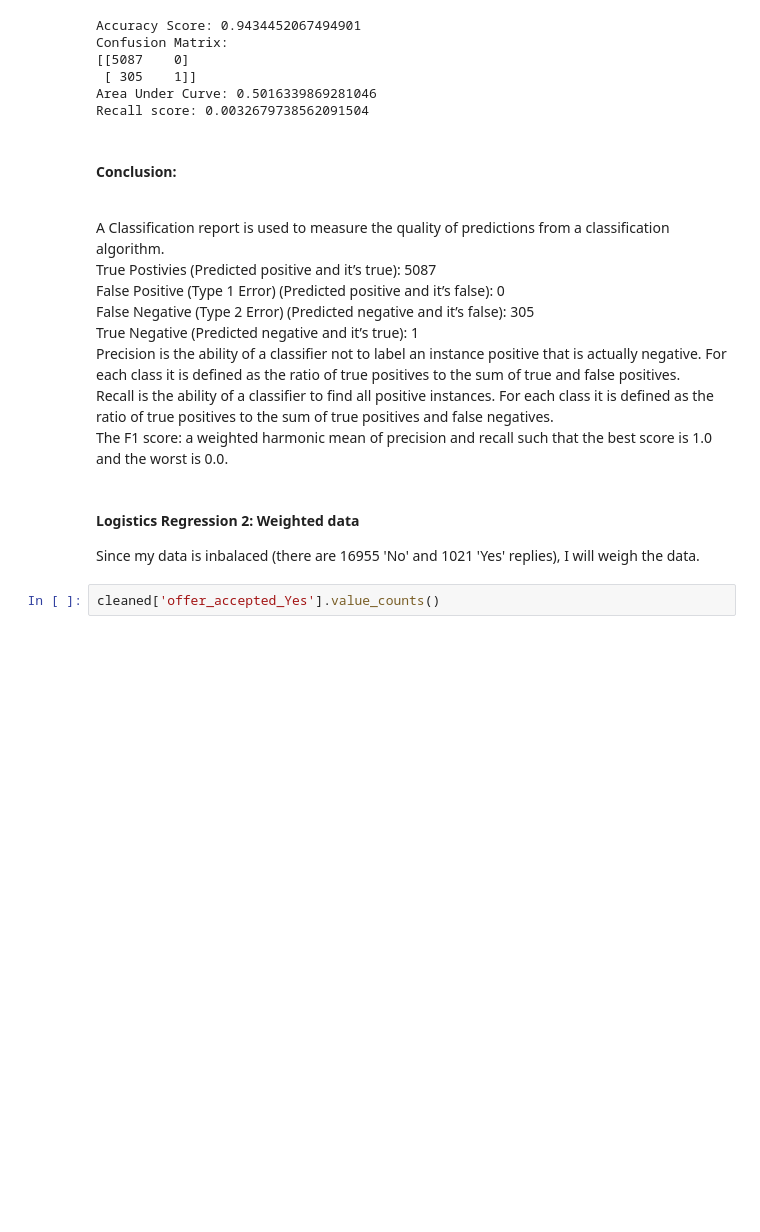
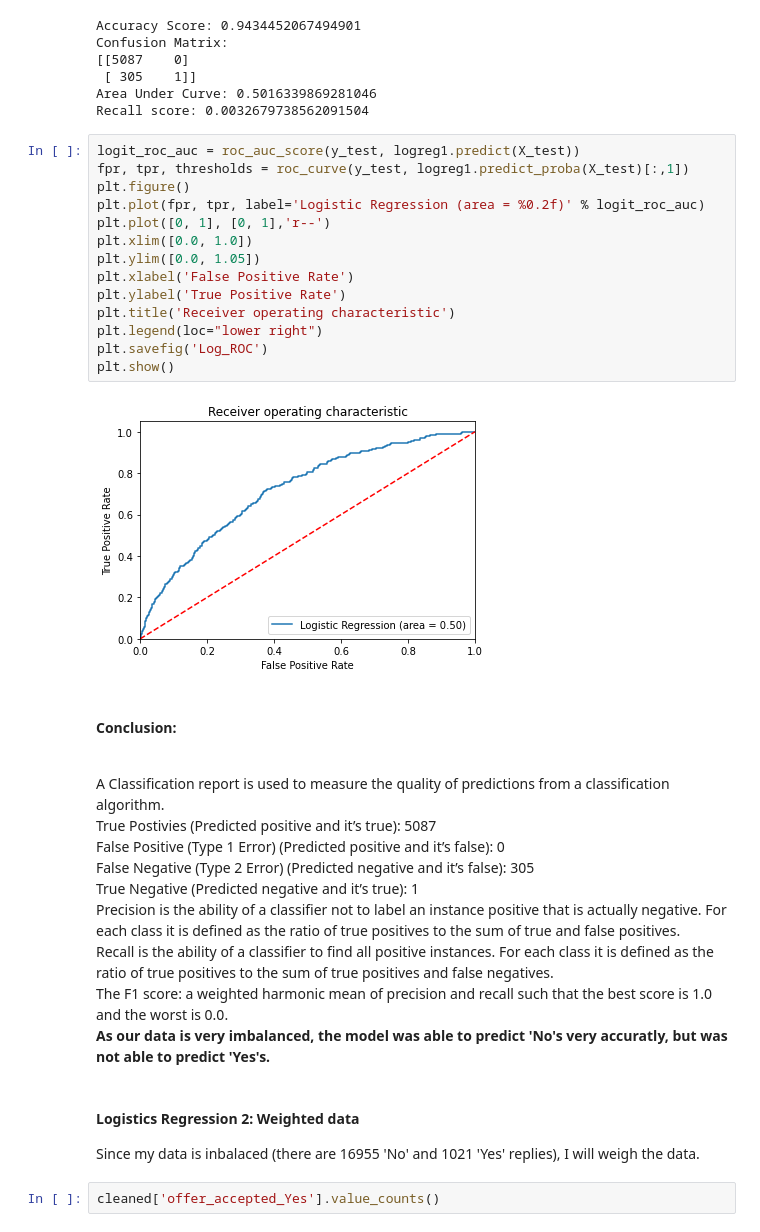
Before and after one commit to zsborsos/data_mid_bootcamp_project_classification, a Jupyter notebook: notebooks/22022022_classification project_ZB.ipynb, the cells around one changed output. Cells and saved outputs as stored; diff of their text form; blank space fills up the shorter version.

```diff
--- a/notebooks/22022022_classification project_ZB.ipynb
+++ b/notebooks/22022022_classification project_ZB.ipynb
@@ -596,6 +548,22 @@ Confusion Matrix:
  [ 305    1]]
 Area Under Curve: 0.5016339869281046
 Recall score: 0.0032679738562091504
+# %%
+logit_roc_auc = roc_auc_score(y_test, logreg1.predict(X_test))
+fpr, tpr, thresholds = roc_curve(y_test, logreg1.predict_proba(X_test)[:,1])
+plt.figure()
+plt.plot(fpr, tpr, label='Logistic Regression (area = %0.2f)' % logit_roc_auc)
+plt.plot([0, 1], [0, 1],'r--')
+plt.xlim([0.0, 1.0])
+plt.ylim([0.0, 1.05])
+plt.xlabel('False Positive Rate')
+plt.ylabel('True Positive Rate')
+plt.title('Receiver operating characteristic')
+plt.legend(loc="lower right")
+plt.savefig('Log_ROC')
+plt.show()
+# %% [output]
+[figure, added]
 # %% [markdown]
 #### Conclusion:
 <br>
@@ -615,8 +583,9 @@ Recall is the ability of a classifier to find all positive instances. For each c
 <br>
 The F1 score: a weighted harmonic mean of precision and recall such that the best score is 1.0 and the worst is 0.0.
 <br>
+<b>As our data is very imbalanced, the model was able to predict 'No's very accuratly, but was not able to predict 'Yes's.</b>
 # %% [markdown]
-#### Logistics Regression 2: Weighted data
+#### <a id="LR2"></a>Logistics Regression 2: Weighted data
 Since my data is inbalaced (there are 16955 'No' and 1021 'Yes' replies), I will weigh the data.
 # %%
 cleaned['offer_accepted_Yes'].value_counts()
```
Also changed, not shown: parts of 75 cells of this notebook, 1 other file.
